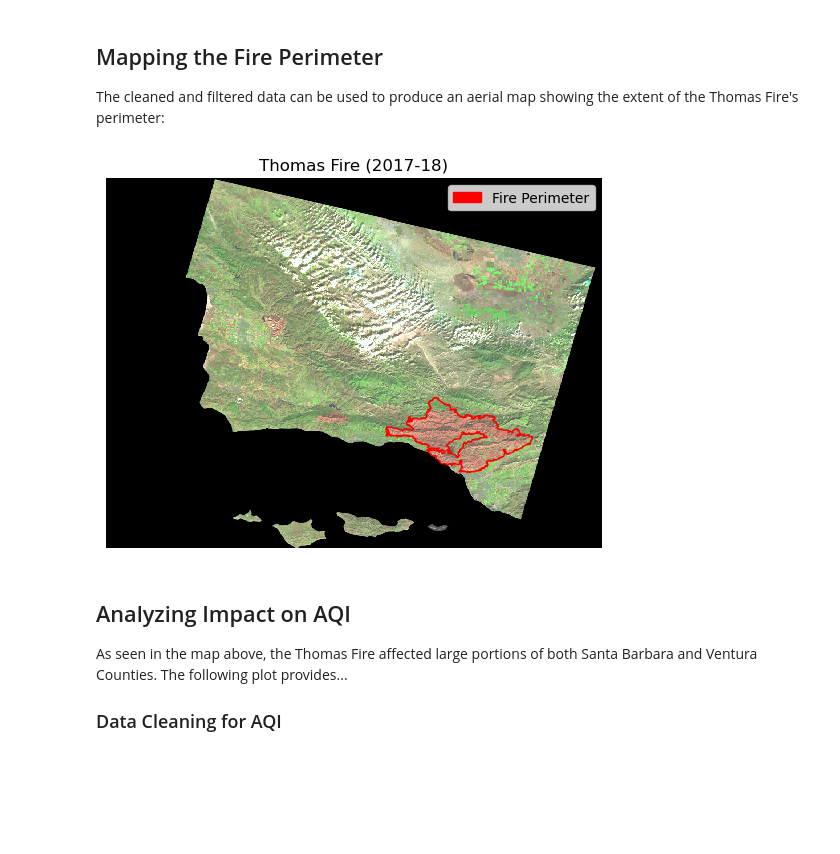
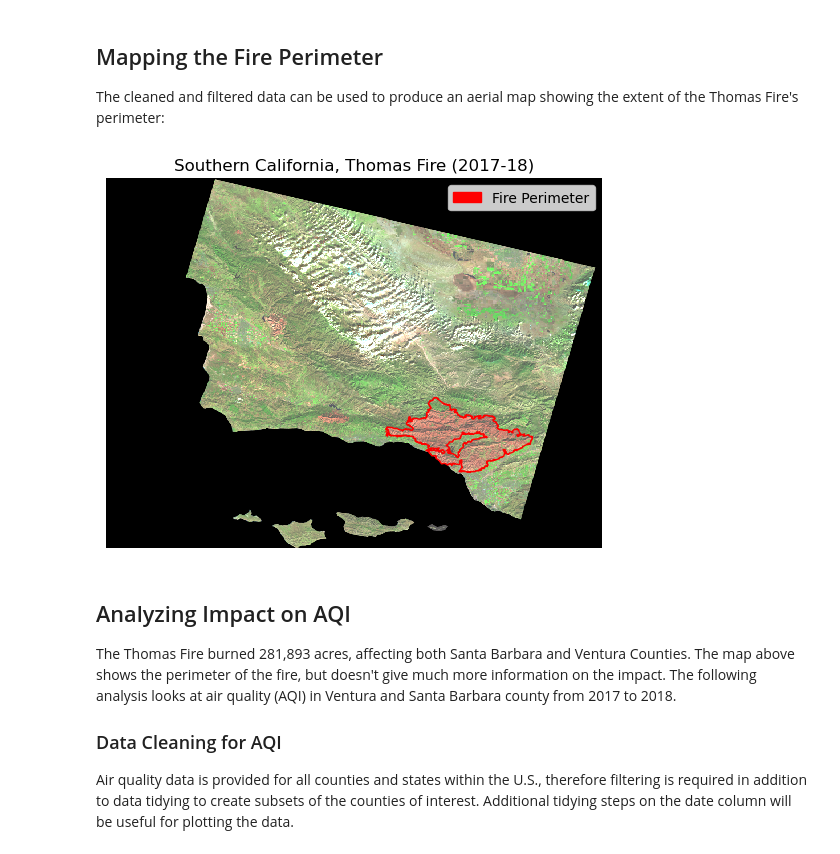
Before and after one commit to bbarajas429/eds220-lesson10-geopandas, a Jupyter notebook: final-nb.ipynb, the cells around one changed output. Cells and saved outputs as stored; diff of their text form; code cells hidden in the pictures; blank space fills up the shorter version.

```diff
--- a/final-nb.ipynb
+++ b/final-nb.ipynb
@@ -66,24 +81,25 @@ The cleaned and filtered data can be used to produce an aerial map showing the e
 # %%
 fig, ax = plt.subplots()
 ax.axis('off')
 
 # map thomas fire perimeter
 thomas.plot(ax=ax, color = 'None', edgecolor = 'red', legend=True)
 thomas_patch = mpatches.Patch(color = 'red', label = 'Fire Perimeter') #legend parameters
 
 # map raster data
 landsat[['swir22','nir08','red']].to_array().plot.imshow(robust=True) #plot SB county
 
 # update legend and title
-ax.set_title('Thomas Fire (2017-18)')
+ax.set_title('Southern California, Thomas Fire (2017-18)')
 _ = ax.legend(handles=[thomas_patch])
 # %% [output]
-[figure, old version]
+[figure, new version]
 # %% [markdown]
 ## Analyzing Impact on AQI
-As seen in the map above, the Thomas Fire affected large portions of both Santa Barbara and Ventura Counties. The following plot provides...
+The Thomas Fire burned 281,893 acres, affecting both Santa Barbara and Ventura Counties. The map above shows the perimeter of the fire, but doesn't give much more information on the impact. The following analysis looks at air quality (AQI) in Ventura and Santa Barbara county from 2017 to 2018.
 
 ### Data Cleaning for AQI
+Air quality data is provided for all counties and states within the U.S., therefore filtering is required in addition to data tidying to create subsets of the counties of interest. Additional tidying steps on the date column will be useful for plotting the data.
 # %%
 # combine 2017-18 AQI data
 aqi = pd.concat([aqi_17, aqi_18])
```
Also changed, not shown: parts of 6 cells of this notebook.
